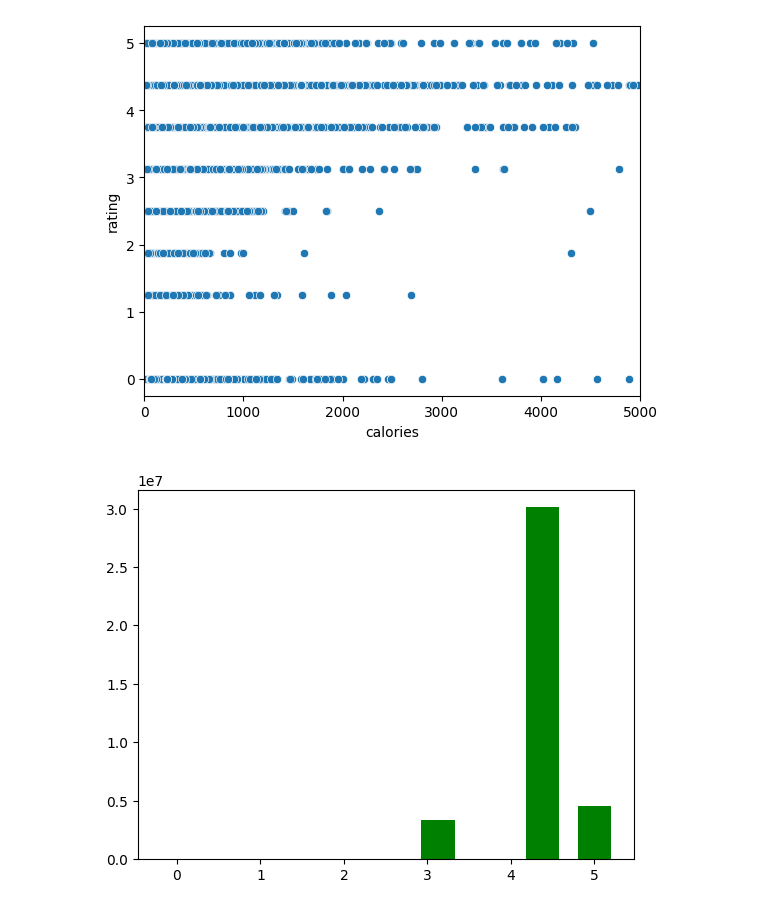
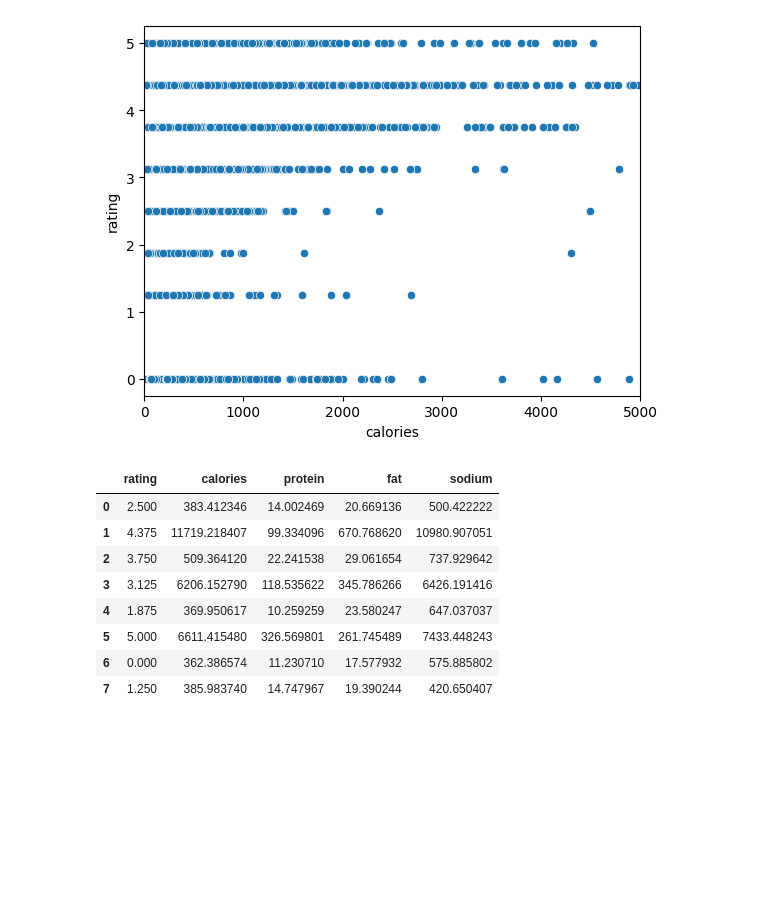
Before and after one commit to MikolajZaborowski/Bootcamp_Projects, a Jupyter notebook: Project1.ipynb, the cells around one changed output. Saved outputs shown, nothing was run; the diff lists cells and outputs as text; code cells hidden in the pictures; blank space fills up the shorter version.

```diff
--- a/Project1.ipynb
+++ b/Project1.ipynb
@@ -101,6 +75,0 @@ df["calories"]
-# %%
-fig, ax = plt.subplots()
-bars=ax.bar(unique_rating,  , width=0.4, color="g")
-#test
-# %% [output]
-[figure, removed]
@@ -106,0 +95,14 @@ bars=ax.bar(unique_rating,  , width=0.4, color="g")
+# %%
+d={"rating":unique_rating, "calories":srednie_kalorie, "protein":srednie_proteiny, "fat": sredni_tłuszcz, "sodium":srednia_sól }
+srednie=pd.DataFrame(d)
+srednie
+# %% [output]
+|  | rating | calories | protein | fat | sodium |
+| 0 | 2.500 | 383.412346 | 14.002469 | 20.669136 | 500.422222 |
+| 1 | 4.375 | 11719.218407 | 99.334096 | 670.768620 | 10980.907051 |
+| 2 | 3.750 | 509.364120 | 22.241538 | 29.061654 | 737.929642 |
+| 3 | 3.125 | 6206.152790 | 118.535622 | 345.786266 | 6426.191416 |
+| 4 | 1.875 | 369.950617 | 10.259259 | 23.580247 | 647.037037 |
+| 5 | 5.000 | 6611.415480 | 326.569801 | 261.745489 | 7433.448243 |
+| 6 | 0.000 | 362.386574 | 11.230710 | 17.577932 | 575.885802 |
+| 7 | 1.250 | 385.983740 | 14.747967 | 19.390244 | 420.650407 |
```
Also changed, not shown: parts of 12 cells of this notebook.
